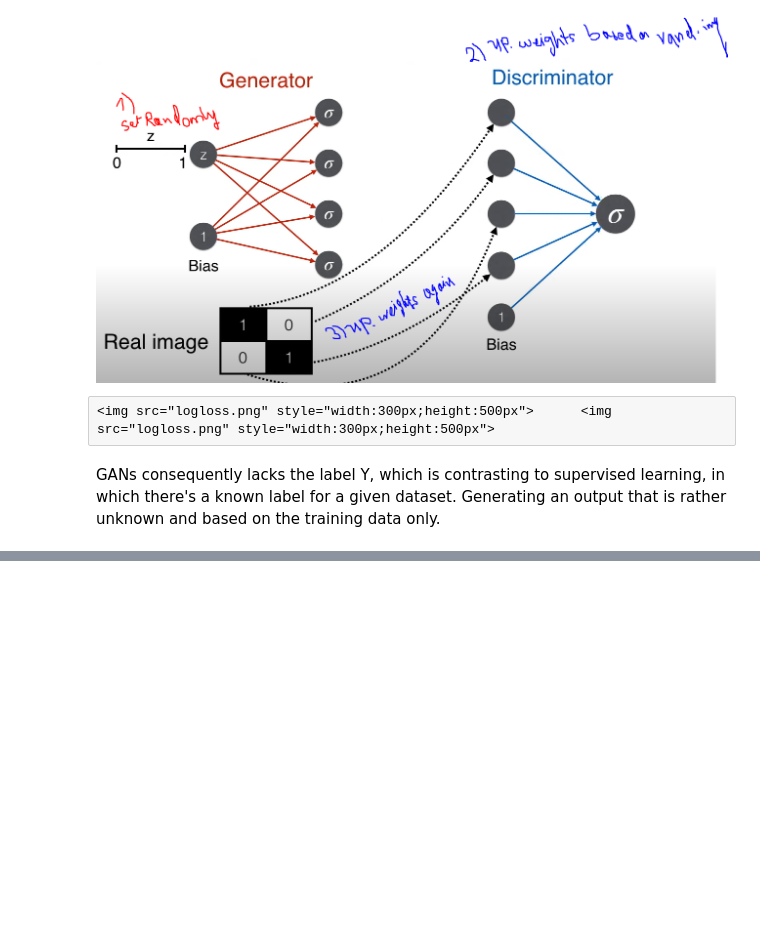
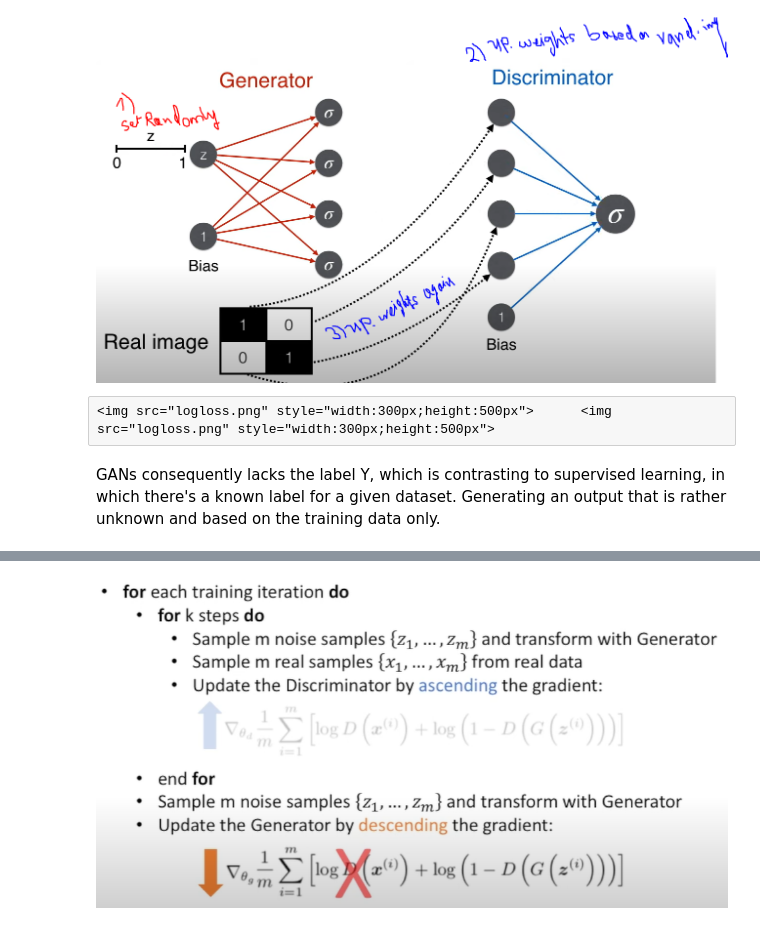
Before and after one commit to YoElsheikh/GANs, a Jupyter notebook: GANs.ipynb, the cells around one changed output, grey strips where cells are left out. Cells and saved outputs as stored; diff of their text form; code cells hidden in the pictures; blank space fills up the shorter version.

```diff
--- a/GANs.ipynb
+++ b/GANs.ipynb
@@ -31,0 +76,5 @@ GANs consequently lacks the label Y, which is contrasting to supervised learning
+# %%
+from IPython.display import Image
+Image("algo.png")
+# %% [output]
+[figure, added]
```
Also changed, not shown: parts of 10 cells of this notebook, 4 other files.
